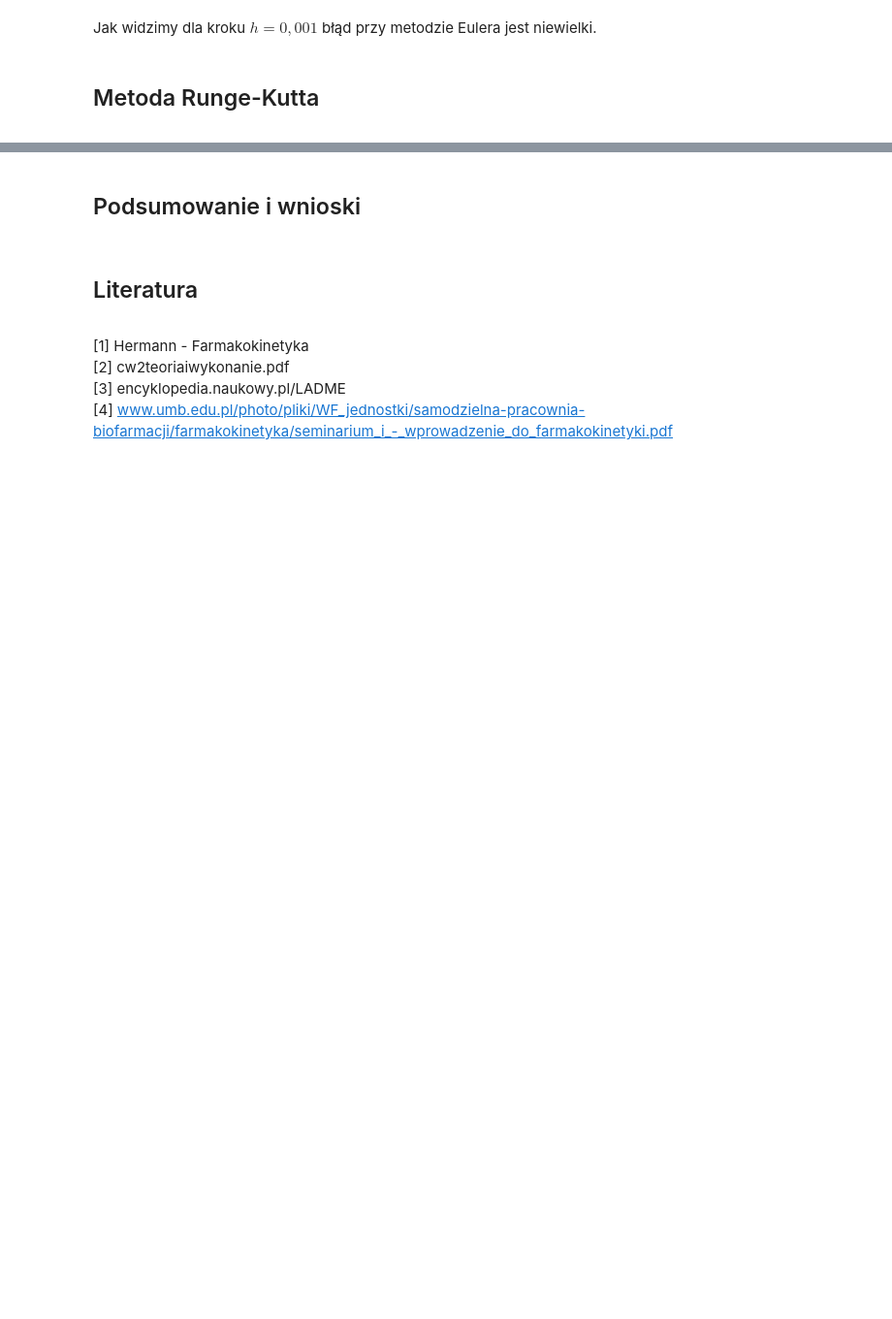
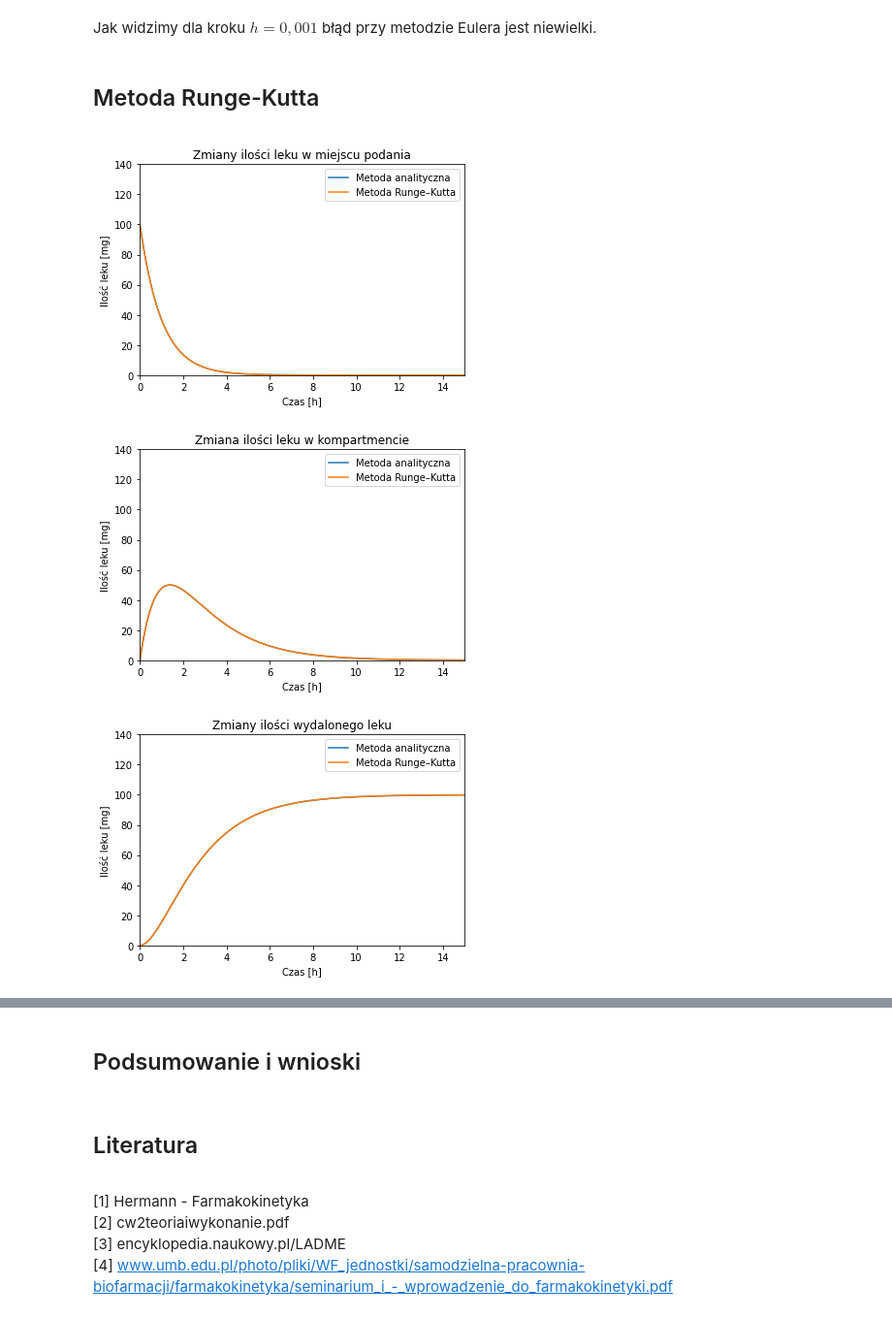
Before and after one commit to github-kamilk/Differential-equation, a Jupyter notebook: Iwach_Kowalski.ipynb, the cells around one changed output, grey strips where cells are left out. Shown at 97% size. Drawn from its saved outputs; the diff is of its cells as text; code cells hidden in the pictures; blank space fills up the shorter version.

```diff
--- a/Iwach_Kowalski.ipynb
+++ b/Iwach_Kowalski.ipynb
@@ -487,7 +487,7 @@ import numpy as np
 
 
 def runge_kutta(f, y0, t0, tk, h):
-    """Euler's method, dy(t)/dt=f(t,y)
+    """Runge-Kutta's method, dy(t)/dt=f(t,y)
     f - function
     y0 - initial value
     t0 - initial time
@@ -499,7 +499,14 @@ def runge_kutta(f, y0, t0, tk, h):
     y[0] = np.array(y0)
     i=1
     while i < n:
-        y[i] = np.array(y[i-1]+h*f(t[i-1], y[i-1]))
+        k1 = h * f(t0, y[i-1])
+        k2 = h * f(t0 + 0.5 * h, y[i-1] + 0.5 * k1)
+        k3 = h * f(t0 + 0.5 * h, y[i-1] + 0.5 * k2)
+        k4 = h * f(t0 + h, y[i-1] + k3)
+
+        y[i] = np.array(y[i-1] + (1.0 / 6.0)*(k1 + 2 * k2 + 2 * k3 + k4))
+
+        t0+=h
         i = i + 1
     return t, y
 
@@ -526,42 +533,46 @@ xd = np.exp(-ka*t) * xo
 x = ((ka * xo) / (ka - ke)) * (np.exp(-ke*t) - np.exp(-ka*t))
 xu = f*xo*((ka*np.exp(-ke*t)-ke*np.exp(-ka*t))/(ke-ka)+1)
 
-#euler
-t_xd, xd_euler = euler(mass_d, xo, 0, 15, 0.01)
-t_x, x_euler = euler(mass, 0, 0, 15, 0.01)
-t_xu, xu_euler = euler(mass_u, 0, 0, 15, 0.01)
+#runge_kutta
+t_xd, xd_runge = runge_kutta(mass_d, xo, 0, 15, 0.01)
+t_x, x_runge = runge_kutta(mass, 0, 0, 15, 0.01)
+t_xu, xu_runge = runge_kutta(mass_u, 0, 0, 15, 0.01)
 
 plt.figure()
 plt.plot(t, xd, label="Metoda analityczna")
-plt.plot(t_xd, xd_euler, label="Metoda Eulera")
+plt.plot(t_xd, xd_runge, label="Metoda Runge–Kutta")
 plt.xlim(0, 15)
 plt.ylim(0, 140)
 plt.xlabel("Czas [h]")
 plt.ylabel("Ilość leku [mg]")
 plt.legend(loc='upper right')
 plt.title("Zmiany ilości leku w miejscu podania")
 plt.show()
 
 
 plt.figure()
 plt.plot(t, x, label="Metoda analityczna")
-plt.plot(t_x, x_euler, label="Metoda Eulera")
+plt.plot(t_x, x_runge, label="Metoda Runge–Kutta")
 plt.xlim(0, 15)
 plt.ylim(0, 140)
 plt.xlabel("Czas [h]")
 plt.ylabel("Ilość leku [mg]")
 plt.legend(loc='upper right')
 plt.title("Zmiana ilości leku w kompartmencie")
 plt.show()
 
 
 plt.figure()
 plt.plot(t, xu, label="Metoda analityczna")
-plt.plot(t_xu, xu_euler, label="Metoda Eulera")
+plt.plot(t_xu, xu_runge, label="Metoda Runge–Kutta")
 plt.xlim(0, 15)
 plt.ylim(0, 140)
 plt.xlabel("Czas [h]")
 plt.ylabel("Ilość leku [mg]")
 plt.legend(loc='upper right')
 plt.title("Zmiany ilości wydalonego leku")
 plt.show()
+# %% [output]
+[figure, added]
+[figure, added]
+[figure, added]
```
Also changed, not shown: parts of 3 cells of this notebook.
